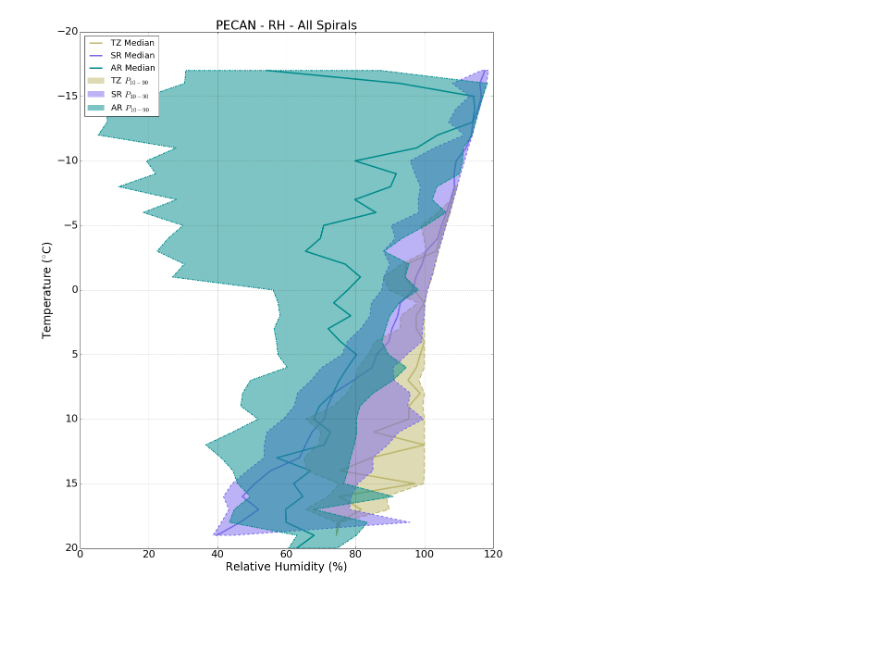
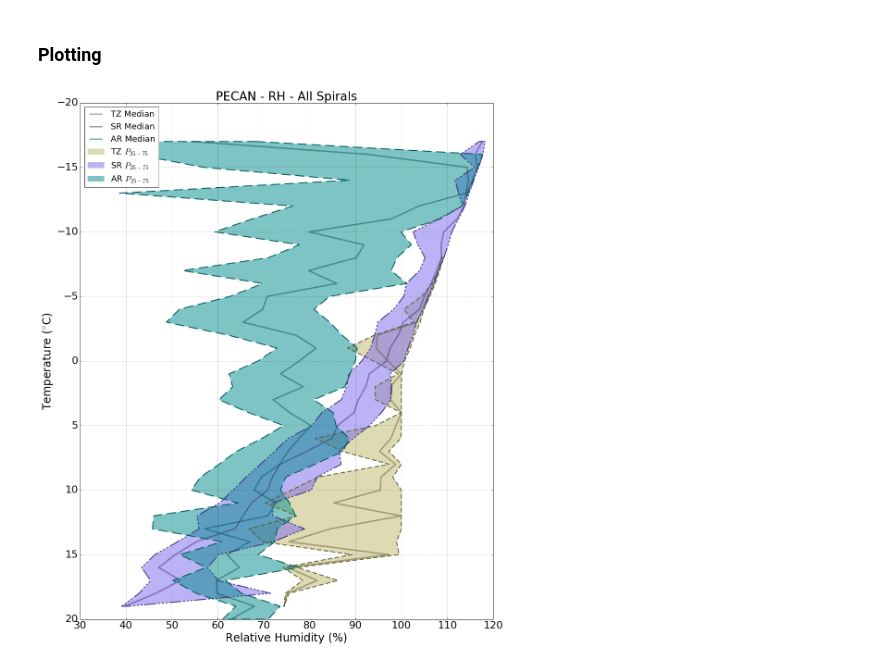
Before and after one commit to dstex/PECAN-MP-Analysis, a Jupyter notebook: plotting/plotMPspreads.ipynb, the cells around one changed output. Cells and saved outputs as stored; diff of their text form; code cells hidden in the pictures; blank space fills up the shorter version.

Commit message:
Modified spread shading/outlines to be more readable. Added 25th and 75th percentile calculation. Added Nt and TWC plotting code.

```diff
--- a/plotting/plotMPspreads.ipynb
+++ b/plotting/plotMPspreads.ipynb
@@ -23,6 +22,8 @@ plotRjctRall = True
 binIntvl = 1.0
 
 
+flights = ['20150617','20150620','20150701','20150702','20150706','20150709']
+
 # tzSprdCol = '#92c83e'
 # srSprdCol = '#cb000f'
 # arSprdCol = '#41489e'
@@ -32,6 +33,9 @@ binIntvl = 1.0
 tzSprdCol = 'darkkhaki'
 srSprdCol = 'mediumslateblue'
 arSprdCol = 'darkcyan'
+tzOutCol = '#5F5B36'
+srOutCol = '#3D3477'
+arOutCol = '#005757'
 tzMcol = 'darkkhaki'
 srMcol = 'mediumslateblue'
 arMcol = 'darkcyan'
@@ -356,41 +464,47 @@ with warnings.catch_warnings():
+# %% [markdown]
+### Plotting
 # %%
 if plotRHall:
     fig, ax = plt.subplots(figsize=(16,20))
-    ax.fill_betweenx(bin_mid,binRH_10pct_TZ,binRH_90pct_TZ,
+
+    # Plot the spread fill and then plot just the outline of each spread
+    #    (the alpha of the spread will affect the outline if done in the
+    #    same fill_betweenx command)
+    ax.fill_betweenx(bin_mid,binRH_25pct_TZ,binRH_75pct_TZ,
                      alpha=0.5,facecolor=tzSprdCol,
-                     edgecolor='none',linewidth=0,label='TZ $P_{10-90}$')
-    ax.fill_betweenx(bin_mid,binRH_10pct_TZ,binRH_90pct_TZ,
+                     edgecolor='none',linewidth=0,label='TZ $P_{25-75}$')
+    ax.fill_betweenx(bin_mid,binRH_25pct_TZ,binRH_75pct_TZ,
                      facecolor='none',linestyle =(0.5,[10,5]),
-                     edgecolor=tzSprdCol,linewidth=2)
-    ax.plot(binRH_median_TZ,bin_mid,color=tzMcol,linewidth=3,label='TZ Median',zorder=0)
+                     edgecolor=tzOutCol,linewidth=2,zorder=5)
 
+    ax.fill_betweenx(bin_mid,binRH_25pct_SR,binRH_75pct_SR,
+                     alpha=0.5,facecolor=srSprdCol,
+                     edgecolor='none',linewidth=0,label='SR $P_{25-75}$')
+    ax.fill_betweenx(bin_mid,binRH_25pct_SR,binRH_75pct_SR,
+                     facecolor='none',linestyle =(0.5,[25,5,4,4,4,4,4,4]),
+                     edgecolor=srOutCol,linewidth=2,zorder=5)
 
-    ax.fill_betweenx(bin_mid,binRH_10pct_SR,binRH_90pct_SR,
-                     alpha=0.5,facecolor=srSprdCol,
-                     edgecolor='none',linewidth=0,label='SR $P_{10-90}$')
-    ax.fill_betweenx(bin_mid,binRH_10pct_SR,binRH_90pct_SR,
-                     facecolor='none',linestyle =(0.5,[5,5]),
-                     edgecolor=srSprdCol,linewidth=2)
-    ax.plot(binRH_median_SR,bin_mid,color=srMcol,linewidth=3,label='SR Median',zorder=0)
+    ax.fill_betweenx(bin_mid,binRH_25pct_AR,binRH_75pct_AR,
+                     alpha=0.5,facecolor=arSprdCol,
+                     edgecolor='none',linewidth=0,label='AR $P_{25-75}$')
+    ax.fill_betweenx(bin_mid,binRH_25pct_AR,binRH_75pct_AR,
+                     facecolor='none',linestyle =(0.5,[20,10]),
+                     edgecolor=arOutCol,linewidth=2,zorder=5)
 
-
-    ax.fill_betweenx(bin_mid,binRH_10pct_AR,binRH_90pct_AR,
-                     alpha=0.5,facecolor=arSprdCol,
-                     edgecolor='none',linewidth=0,label='AR $P_{10-90}$')
-    ax.fill_betweenx(bin_mid,binRH_10pct_AR,binRH_90pct_AR,
-                     facecolor='none',linestyle =(0.5,[2,2,5,2]),
-                     edgecolor=arSprdCol,linewidth=2)
-    ax.plot(binRH_median_AR,bin_mid,color=arMcol,linewidth=3,label='AR Median',zorder=0)
+    # Plot medians
+    ax.plot(binRH_median_TZ,bin_mid,color=tzOutCol,alpha=0.5,linewidth=3,label='TZ Median')
+    ax.plot(binRH_median_SR,bin_mid,color=srOutCol,alpha=0.5,linewidth=3,label='SR Median')
+    ax.plot(binRH_median_AR,bin_mid,color=arOutCol,alpha=0.5,linewidth=3,label='AR Median')
 
     ax.invert_yaxis()
-    ax.legend(loc='best',fontsize=18)
+    ax.legend(loc='upper left',fontsize=18)
     ax.set_xlabel('Relative Humidity (%)',fontsize=24)
     ax.set_ylabel('Temperature ($^{\circ}$C)',fontsize=24)
     ax.tick_params(axis='both', which='major', labelsize=22)
     ax.set_title('PECAN - RH - All Spirals',fontsize=26)
     ax.grid()
     # Save the output figure
-    saveStr = '{}all_spirals/RH-spread_ALL.{}'.format(figSavePath,fType)
+    saveStr = '{}all_spirals/RH-spread_ALL_25-75.{}'.format(figSavePath,fType)
     fig.savefig(saveStr,bbox_inches='tight')
 # %% [output]
-[figure, old version]
+[figure, new version]
```
Also changed, not shown: parts of 12 cells of this notebook.
